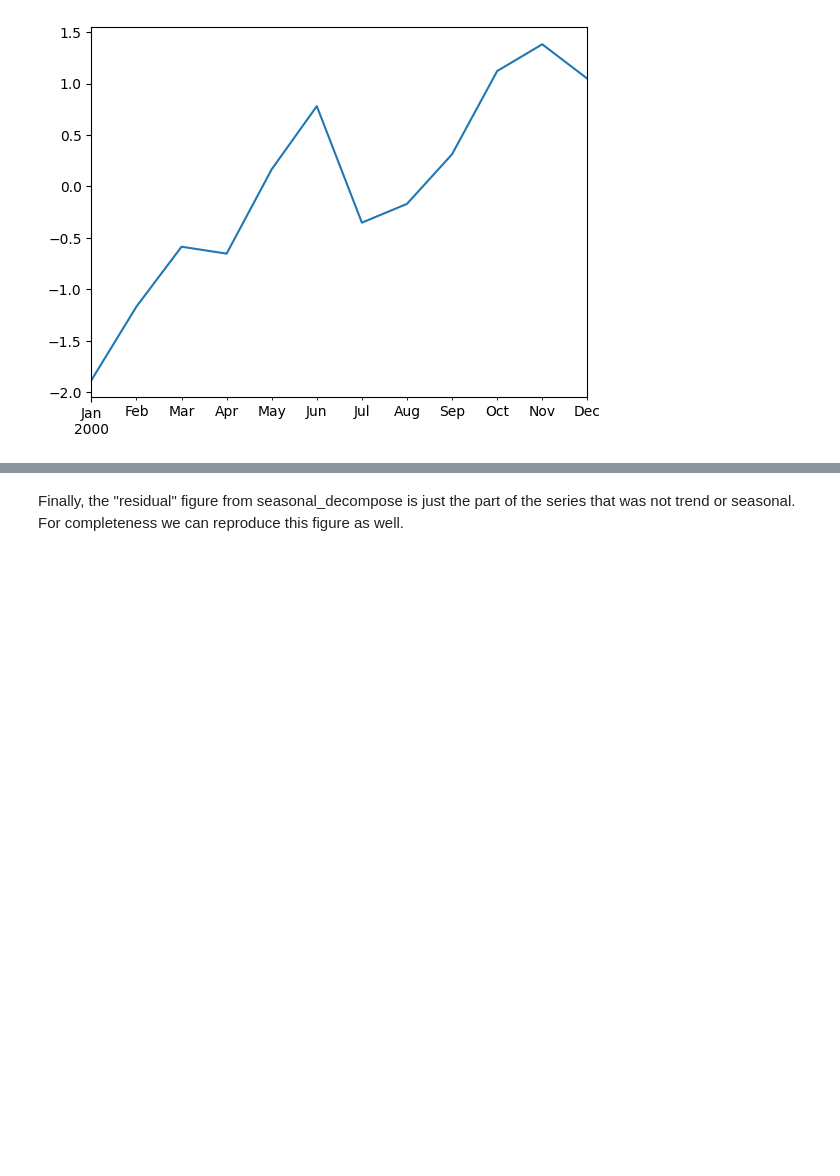
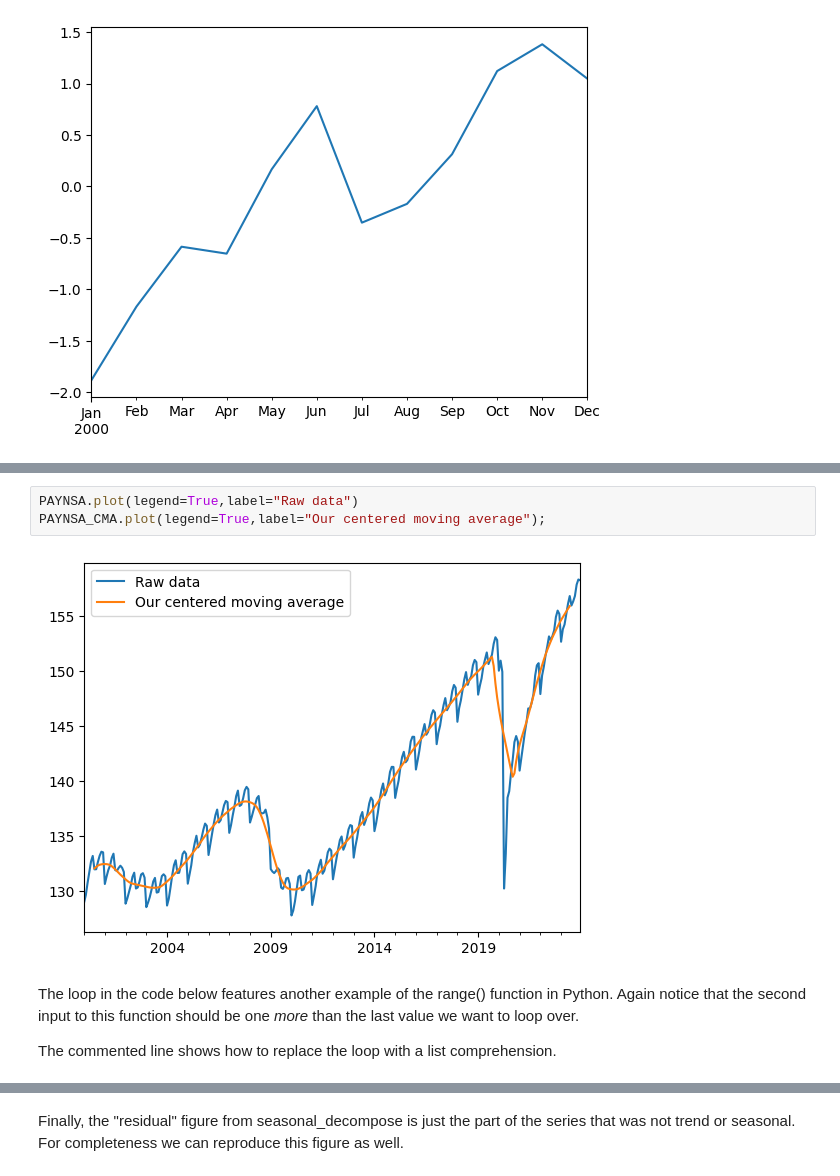
Before and after one commit to wgjm1986/FIN657, a Jupyter notebook: Week 1 - MA smoothing and seasonal decomposition/Moving-average smoothing.ipynb, the cells around one changed output, grey strips where cells are left out. Drawn from its saved outputs; the diff is of its cells as text; blank space fills up the shorter version.

```diff
--- a/Week 1 - MA smoothing and seasonal decomposition/Moving-average smoothing.ipynb
+++ b/Week 1 - MA smoothing and seasonal decomposition/Moving-average smoothing.ipynb
@@ -125,3 +121,12 @@ The commented line shows how to replace the loop with a list comprehension.
+# %%
+PAYNSA.plot(legend=True,label="Raw data")
+PAYNSA_CMA.plot(legend=True,label="Our centered moving average");
+# %% [output]
+[figure, added]
+# %% [markdown]
+The loop in the code below features another example of the range() function in Python. Again notice that the second input to this function should be one *more* than the last value we want to loop over.
+
+The commented line shows how to replace the loop with a list comprehension.
 # %%
 PAYNSA_detrend = PAYNSA - PAYNSA_CMA
 
```
Also changed, not shown: parts of 4 cells of this notebook, 1 other file.
